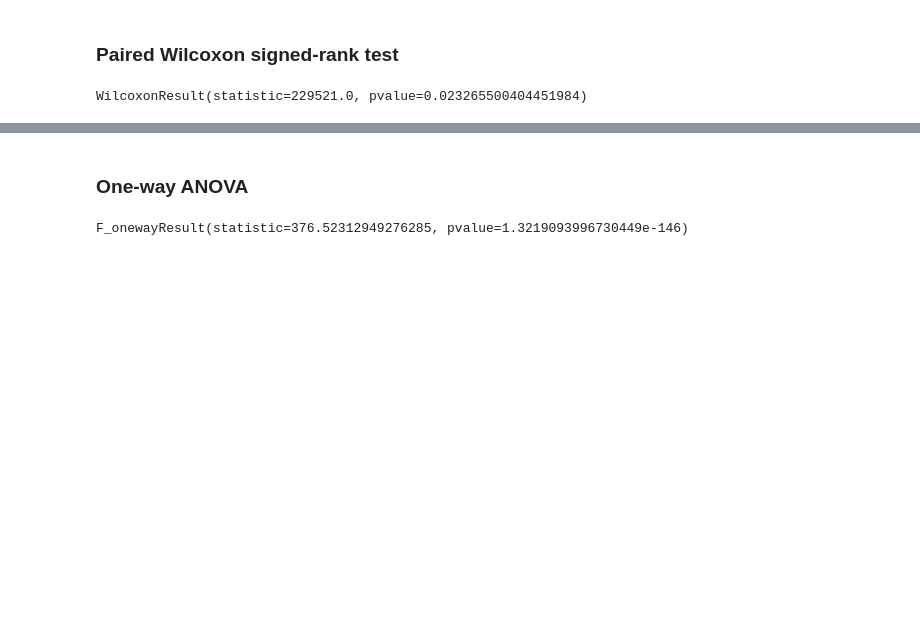
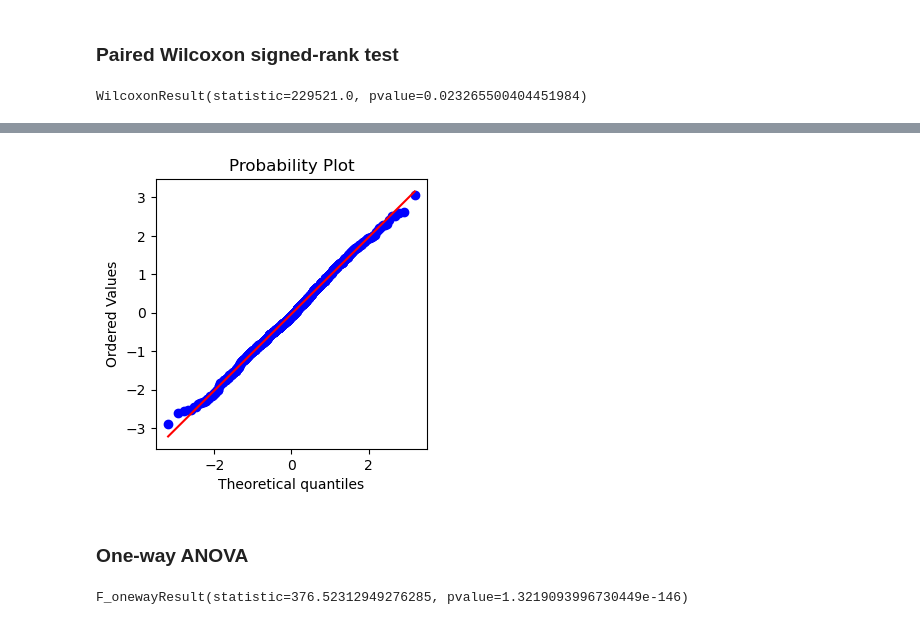
Before and after one commit to vigji/python-cimec-2024, a Jupyter notebook: lectures/Lecture3.1_Statistics-Machine-learning.ipynb, the cells around one changed output, grey strips where cells are left out. Saved outputs shown, nothing was run; the diff lists cells and outputs as text; code cells hidden in the pictures; blank space fills up the shorter version.

```diff
--- a/lectures/Lecture3.1_Statistics-Machine-learning.ipynb
+++ b/lectures/Lecture3.1_Statistics-Machine-learning.ipynb
@@ -117,3 +107,11 @@ plt.show()
+# %%
+from matplotlib import pyplot as plt
+# Here we pass to the `plot` argument the plotting library we want to use:
+plt.figure(figsize=(3.5, 3.5))
+stats.probplot(data, dist="norm", plot=plt)
+plt.show()
+# %% [output]
+[figure, added]
 # %% [markdown]
 ### One-way ANOVA
 # %%
```
Also changed, not shown: parts of 62 cells of this notebook, 1 other file.
